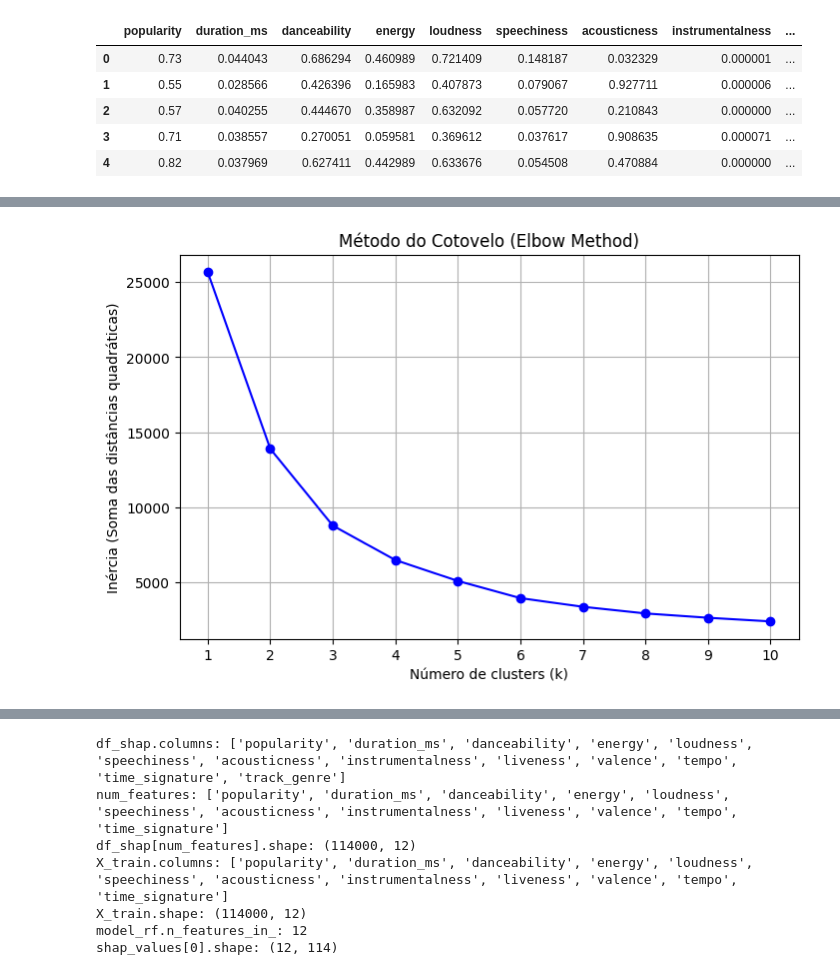
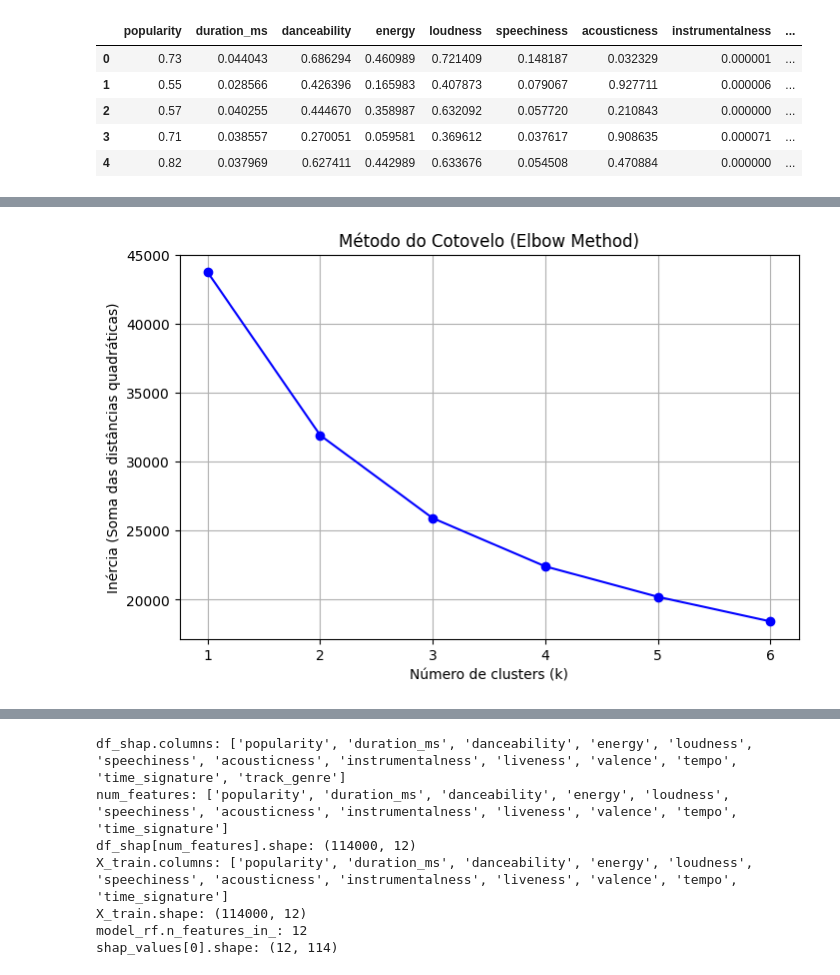
Before and after one commit to XGRural-Ltd/eda, a Jupyter notebook: dev_tests/pipeline.ipynb, the cells around one changed output, grey strips where cells are left out. Cells and saved outputs as stored; diff of their text form; code cells hidden in the pictures.

```diff
--- a/dev_tests/pipeline.ipynb
+++ b/dev_tests/pipeline.ipynb
@@ -137,7 +133,7 @@ display(df_processed.head())
 | 4 | 0.82 | 0.037969 | 0.627411 | 0.442989 | 0.633676 | 0.054508 | 0.470884 | 0.000000 | ... |
 # %%
 # --- Célula 11: Redução de Dimensionalidade (PCA) (sem outliers) ---
-n_components = 2
+n_components = 6
 pca = PCA(n_components=n_components)
 X_pca = pca.fit_transform(df_processed[num_features])
 explained_variance = pca.explained_variance_ratio_
@@ -166,29 +162,29 @@ display(df_pca.head())
 # %%
 # --- Célula: Elbow Method para determinar o melhor número de clusters ---
 
 
 
 # Use o DataFrame df_pca já criado após o PCA (sem a coluna 'cluster', se existir)
 X_elbow = df_pca.drop(columns=['cluster'], errors='ignore')
 
 inertias = []
-k_range = range(1, 11)  # Testa de 1 a 10 clusters
+k_range = range(1, 7)  # Testa de 1 a 6 clusters
 
 for k in k_range:
     kmeans = KMeans(n_clusters=k, random_state=42, n_init=10)
     kmeans.fit(X_elbow)
     inertias.append(kmeans.inertia_)
 
 plt.figure(figsize=(8, 5))
 plt.plot(k_range, inertias, 'o-', color='blue')
 plt.xlabel('Número de clusters (k)')
 plt.ylabel('Inércia (Soma das distâncias quadráticas)')
 plt.title('Método do Cotovelo (Elbow Method)')
 plt.xticks(k_range)
 plt.grid(True)
 plt.show()
 # %% [output]
-[figure, old version]
+[figure, new version]
 # %%
 # --- Célula 12: Clusterização ---
 k = 3
```
Also changed, not shown: parts of 10 cells of this notebook, 6 other files.
